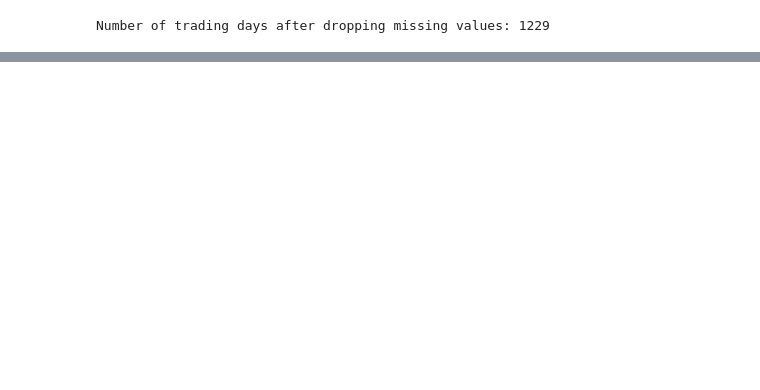
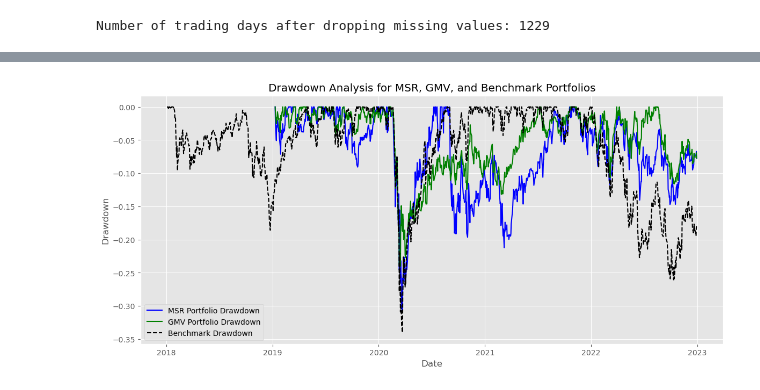
Before and after one commit to George-Dros/Portfolio_Optimization, a Jupyter notebook: Main.ipynb, the cells around one changed output, grey strips where cells are left out. Drawn from its saved outputs; the diff is of its cells as text; code cells hidden in the pictures; blank space fills up the shorter version.

```diff
--- a/Main.ipynb
+++ b/Main.ipynb
@@ -198,0 +327,23 @@ plt.show()
+# %%
+# Calculate drawdowns for both MSR and GMV portfolios
+msr_drawdown_data = f.drawdown(portfolio_returns["MSR Portfolio"])
+gmv_drawdown_data = f.drawdown(portfolio_returns["GMV Portfolio"])
+benchmark_drawdown_data = f.drawdown(portfolio_returns["Benchmark Portfolio"])
+
+# Extract the 'Drawdown' column for plotting
+msr_drawdown = msr_drawdown_data["Drawdown"]
+gmv_drawdown = gmv_drawdown_data["Drawdown"]
+benchmark_drawdown = benchmark_drawdown_data["Drawdown"]
+
+# Plot drawdowns for MSR, GMV, and Benchmark portfolios
+plt.figure(figsize=(14, 6))
+plt.plot(msr_drawdown, label='MSR Portfolio Drawdown', color='blue')
+plt.plot(gmv_drawdown, label='GMV Portfolio Drawdown', color='green')
+plt.plot(benchmark_drawdown, label='Benchmark Drawdown', color='black', linestyle="--")
+plt.xlabel('Date')
+plt.ylabel('Drawdown')
+plt.legend()
+plt.title('Drawdown Analysis for MSR, GMV, and Benchmark Portfolios')
+plt.show()
+# %% [output]
+[figure, added]
```
Also changed, not shown: parts of 20 cells of this notebook.
